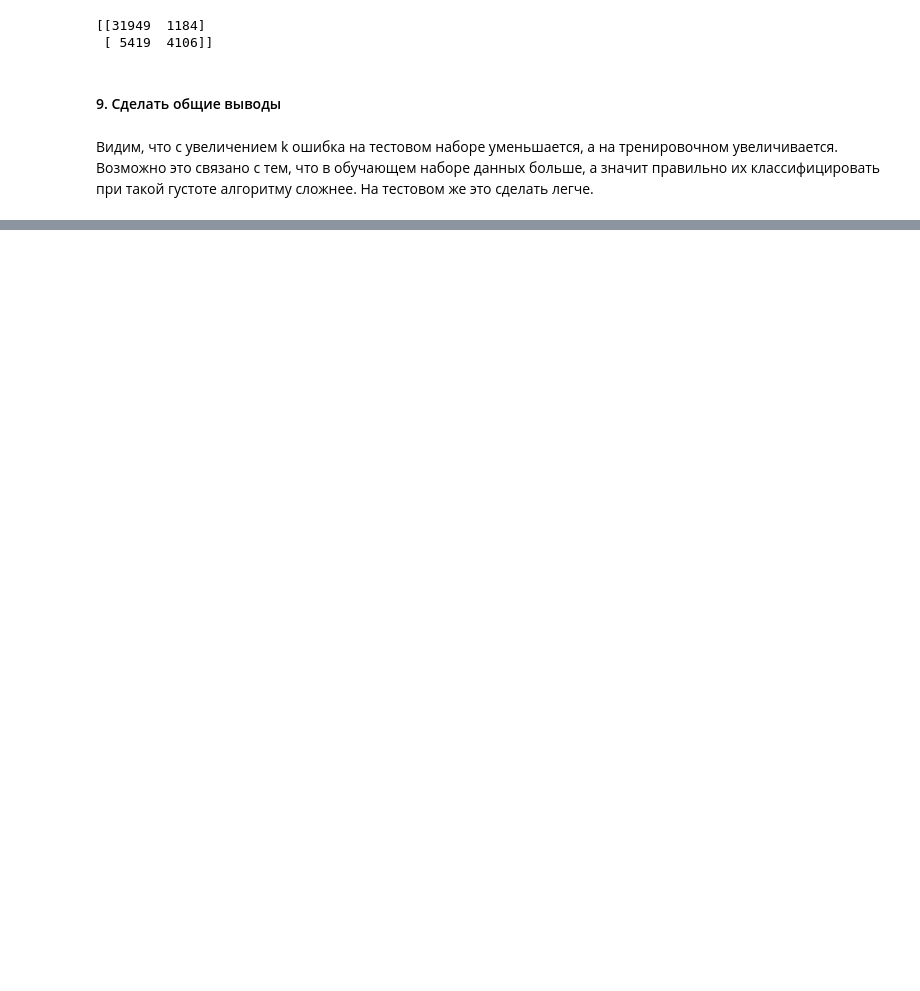
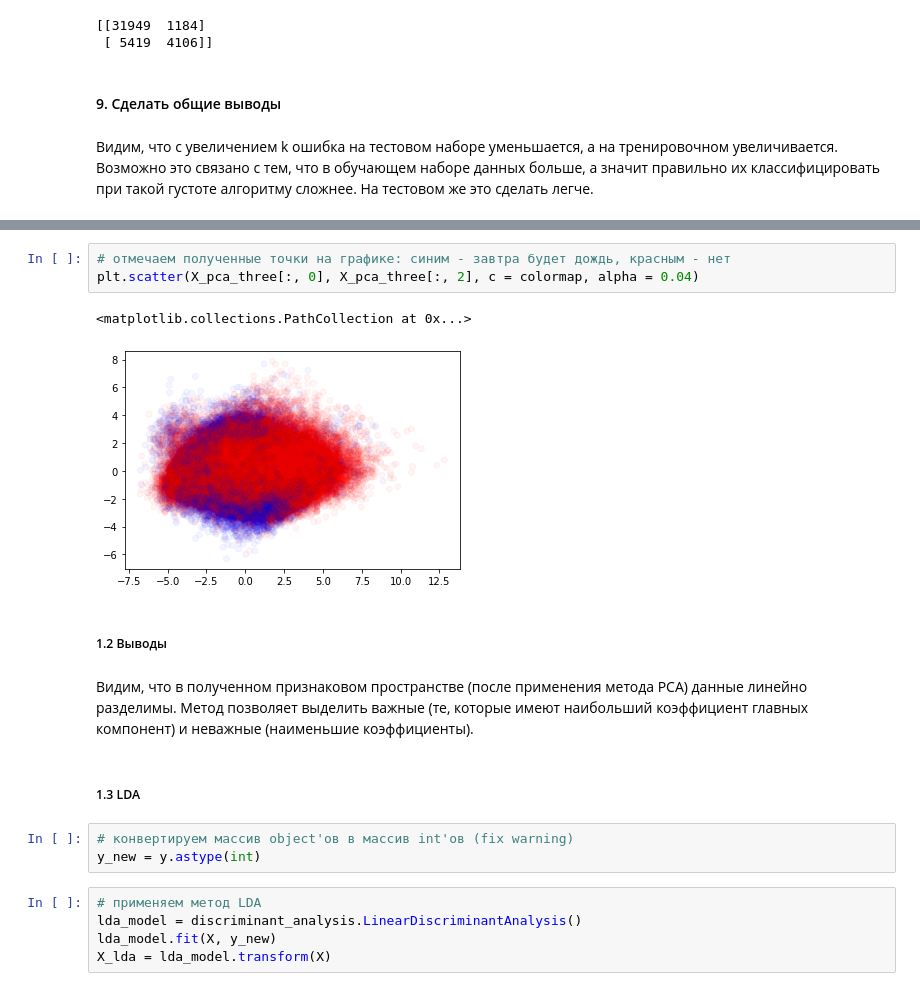
Before and after one commit to Enreyz/ml_2020_autumn, a Jupyter notebook: Homework.ipynb, the cells around one changed output, grey strips where cells are left out. Drawn from its saved outputs; the diff is of its cells as text; blank space fills up the shorter version.

```diff
--- a/Homework.ipynb
+++ b/Homework.ipynb
@@ -604,0 +696,20 @@ print(confusion_matrix(list(y_test), y_test_predict[2]))
+# %%
+# отмечаем полученные точки на графике: синим - завтра будет дождь, красным - нет
+plt.scatter(X_pca_three[:, 0], X_pca_three[:, 2], c = colormap, alpha = 0.04)
+# %% [output]
+<matplotlib.collections.PathCollection at 0x...>
+[figure, added]
+# %% [markdown]
+##### 1.2 Выводы
+# %% [markdown]
+Видим, что в полученном признаковом пространстве (после применения метода РСА) данные линейно разделимы. Метод позволяет выделить важные (те, которые имеют наибольший коэффициент главных компонент) и неважные (наименьшие коэффициенты).
+# %% [markdown]
+##### 1.3 LDA
+# %%
+# конвертируем массив object'ов в массив int'ов (fix warning)
+y_new = y.astype(int)
+# %%
+# применяем метод LDA
+lda_model = discriminant_analysis.LinearDiscriminantAnalysis()
+lda_model.fit(X, y_new)
+X_lda = lda_model.transform(X)
```
Also changed, not shown: parts of 33 cells of this notebook, 1 other file.
